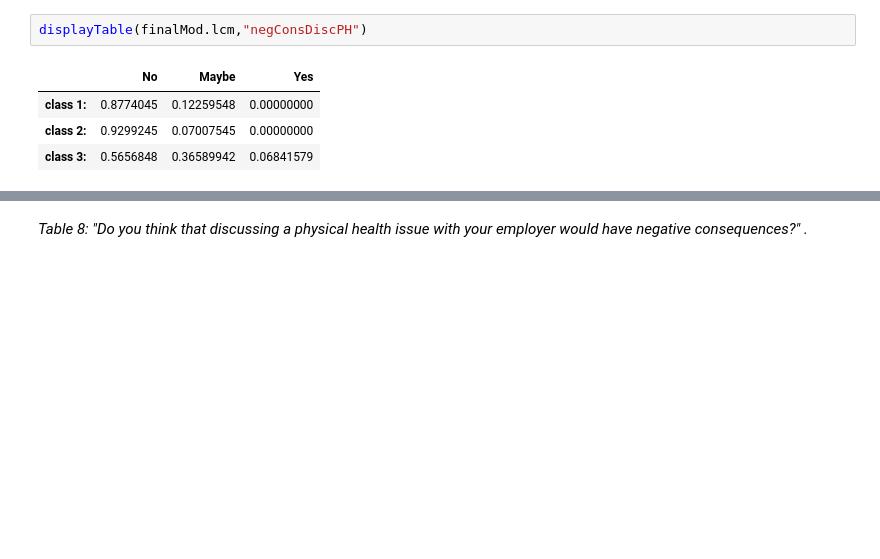
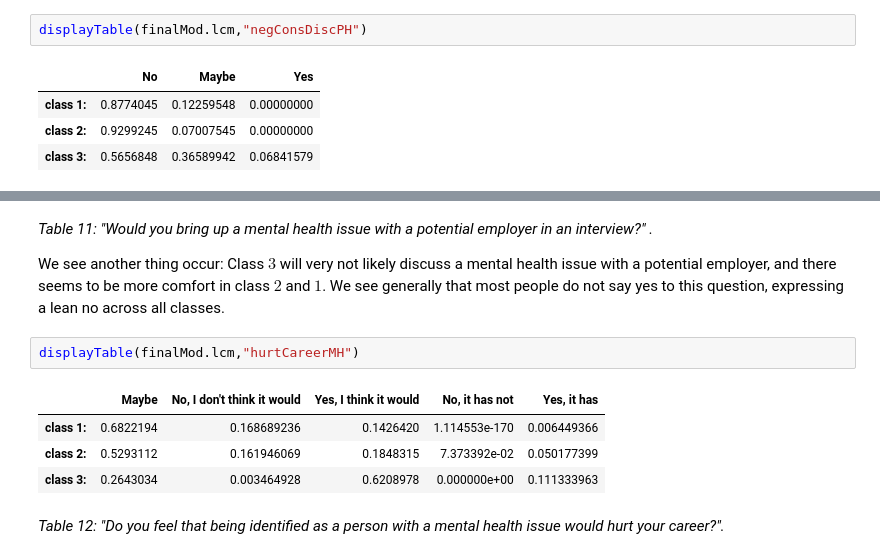
Before and after one commit to PLBMR/mentalHealthDataAnalysis, a Jupyter notebook: osmiMentalHealthInTech/analysis/clusterAnalysis_inference.ipynb, the cells around one changed output, grey strips where cells are left out. Drawn from its saved outputs; the diff is of its cells as text; blank space fills up the shorter version.

```diff
--- a/osmiMentalHealthInTech/analysis/clusterAnalysis_inference.ipynb
+++ b/osmiMentalHealthInTech/analysis/clusterAnalysis_inference.ipynb
@@ -175,2 +208,13 @@ displayTable(finalMod.lcm,"negConsDiscPH")
+# %% [markdown]
+_Table 11: "Would you bring up a mental health issue with a potential employer in an interview?" ._
+
+We see another thing occur: Class $3$ will very not likely discuss a mental health issue with a potential employer, and there seems to be more comfort in class $2$ and $1$. We see generally that most people do not say yes to this question, expressing a lean no across all classes.
+# %%
+displayTable(finalMod.lcm,"hurtCareerMH")
+# %% [output]
+|  | Maybe | No, I don't think it would | Yes, I think it would | No, it has not | Yes, it has |
+| class 1: | 0.6822194 | 0.168689236 | 0.1426420 | 1.114553e-170 | 0.006449366 |
+| class 2: | 0.5293112 | 0.161946069 | 0.1848315 | 7.373392e-02 | 0.050177399 |
+| class 3: | 0.2643034 | 0.003464928 | 0.6208978 | 0.000000e+00 | 0.111333963 |
 # %% [markdown]
-_Table 8: "Do you think that discussing a physical health issue with your employer would have negative consequences?" ._
+_Table 12: "Do you feel that being identified as a person with a mental health issue would hurt your career?"._
```
Also changed, not shown: parts of 6 cells of this notebook.
